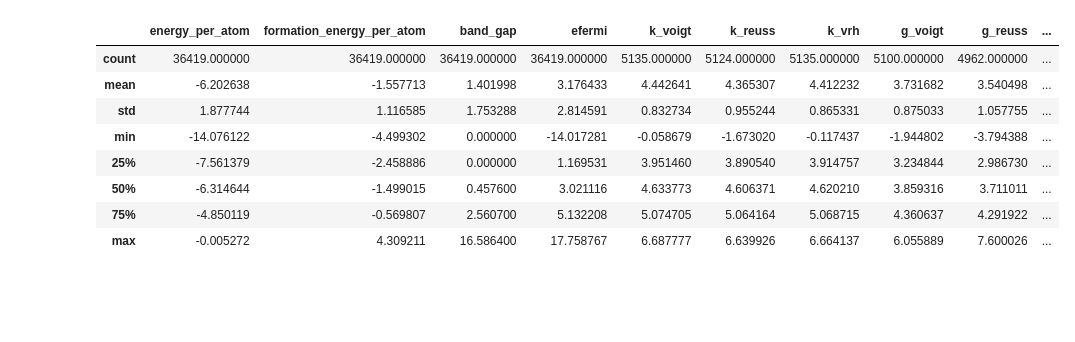
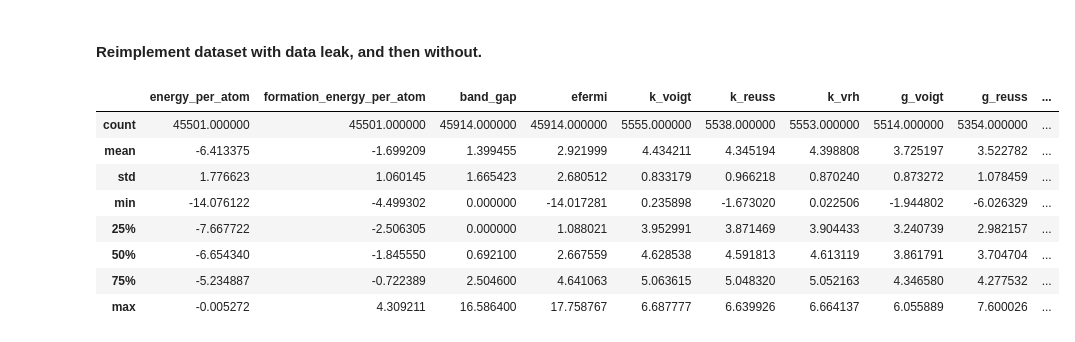
Before and after one commit to ricet8ur/rcgcnn, a Jupyter notebook: learn.ipynb, the cells around one changed output. Cells and saved outputs as stored; diff of their text form; code cells hidden in the pictures; blank space fills up the shorter version.

Commit message:
train on initial dataset

```diff
--- a/learn.ipynb
+++ b/learn.ipynb
@@ -1 +166,3 @@
+# %% [markdown]
+#### Reimplement dataset with data leak, and then without.
 # %%
@@ -85,39 +263,43 @@ uncompress_all()
 # %%
-# print data statistics (Table 1)
-# basedir = './data/root/props/'
+# print data statistics for first dataset
 basedir = './data/root/data/'
+
 # propfiles = os.listdir(basedir)
 def load_properties_from_json(file):
     filename = os.path.basename(file)
-    with open(basedir+file, 'rb') as f:
-        properties=json.load(f)
+    with open(basedir + file, "rb") as f:
+        properties = json.load(f)
         return (filename, properties)
     return None
+
+
 def load_properties_from_bin(file):
-    filename = os.path.basename(file)
-    with open(file, 'rb') as f:
-        properties=mp.unpackb(f.read())
+    with open(file, "rb") as f:
+        properties = mp.unpackb(f.read())
         return properties
     return None
+
 # propdata = dict()
 # for file in propfiles:
 #     name,prop=load_properties_from_json(file)
 #     for key in prop.keys():
 #         propdata.setdefault(key,[])
 #         propdata[key].append(prop[key])
 
-f=pd.DataFrame(load_properties_from_bin(basedir+'props.bin')).transpose()
+full_df = pd.DataFrame(load_properties_from_bin(basedir + "props.bin")).transpose()
 import numpy as np
-for moduli in ['k_voigt','k_reuss',	'k_vrh', 'g_voigt',	'g_reuss', 'g_vrh']:
-    f[moduli]=np.log(f[moduli])
-f.describe()
+
+for moduli in ["k_voigt", "k_reuss", "k_vrh", "g_voigt", "g_reuss", "g_vrh"]:
+    full_df[moduli] = np.log(full_df[moduli])
+full_df.describe()
+# f.to_csv('./test_missing.csv')
 # %% [output]
 |  | energy_per_atom | formation_energy_per_atom | band_gap | efermi | k_voigt | k_reuss | k_vrh | g_voigt | g_reuss | ... |
-| count | 36419.000000 | 36419.000000 | 36419.000000 | 36419.000000 | 5135.000000 | 5124.000000 | 5135.000000 | 5100.000000 | 4962.000000 | ... |
-| mean | -6.202638 | -1.557713 | 1.401998 | 3.176433 | 4.442641 | 4.365307 | 4.412232 | 3.731682 | 3.540498 | ... |
-| std | 1.877744 | 1.116585 | 1.753288 | 2.814591 | 0.832734 | 0.955244 | 0.865331 | 0.875033 | 1.057755 | ... |
-| min | -14.076122 | -4.499302 | 0.000000 | -14.017281 | -0.058679 | -1.673020 | -0.117437 | -1.944802 | -3.794388 | ... |
-| 25% | -7.561379 | -2.458886 | 0.000000 | 1.169531 | 3.951460 | 3.890540 | 3.914757 | 3.234844 | 2.986730 | ... |
-| 50% | -6.314644 | -1.499015 | 0.457600 | 3.021116 | 4.633773 | 4.606371 | 4.620210 | 3.859316 | 3.711011 | ... |
-| 75% | -4.850119 | -0.569807 | 2.560700 | 5.132208 | 5.074705 | 5.064164 | 5.068715 | 4.360637 | 4.291922 | ... |
+| count | 45501.000000 | 45501.000000 | 45914.000000 | 45914.000000 | 5555.000000 | 5538.000000 | 5553.000000 | 5514.000000 | 5354.000000 | ... |
+| mean | -6.413375 | -1.699209 | 1.399455 | 2.921999 | 4.434211 | 4.345194 | 4.398808 | 3.725197 | 3.522782 | ... |
+| std | 1.776623 | 1.060145 | 1.665423 | 2.680512 | 0.833179 | 0.966218 | 0.870240 | 0.873272 | 1.078459 | ... |
+| min | -14.076122 | -4.499302 | 0.000000 | -14.017281 | 0.235898 | -1.673020 | 0.022506 | -1.944802 | -6.026329 | ... |
+| 25% | -7.667722 | -2.506305 | 0.000000 | 1.088021 | 3.952991 | 3.871469 | 3.904433 | 3.240739 | 2.982157 | ... |
+| 50% | -6.654340 | -1.845550 | 0.692100 | 2.667559 | 4.628538 | 4.591813 | 4.613119 | 3.861791 | 3.704704 | ... |
+| 75% | -5.234887 | -0.722389 | 2.504600 | 4.641063 | 5.063615 | 5.048320 | 5.052163 | 4.346580 | 4.277532 | ... |
 | max | -0.005272 | 4.309211 | 16.586400 | 17.758767 | 6.687777 | 6.639926 | 6.664137 | 6.055889 | 7.600026 | ... |
```
Also changed, not shown: parts of 27 cells of this notebook, 42 other files.
